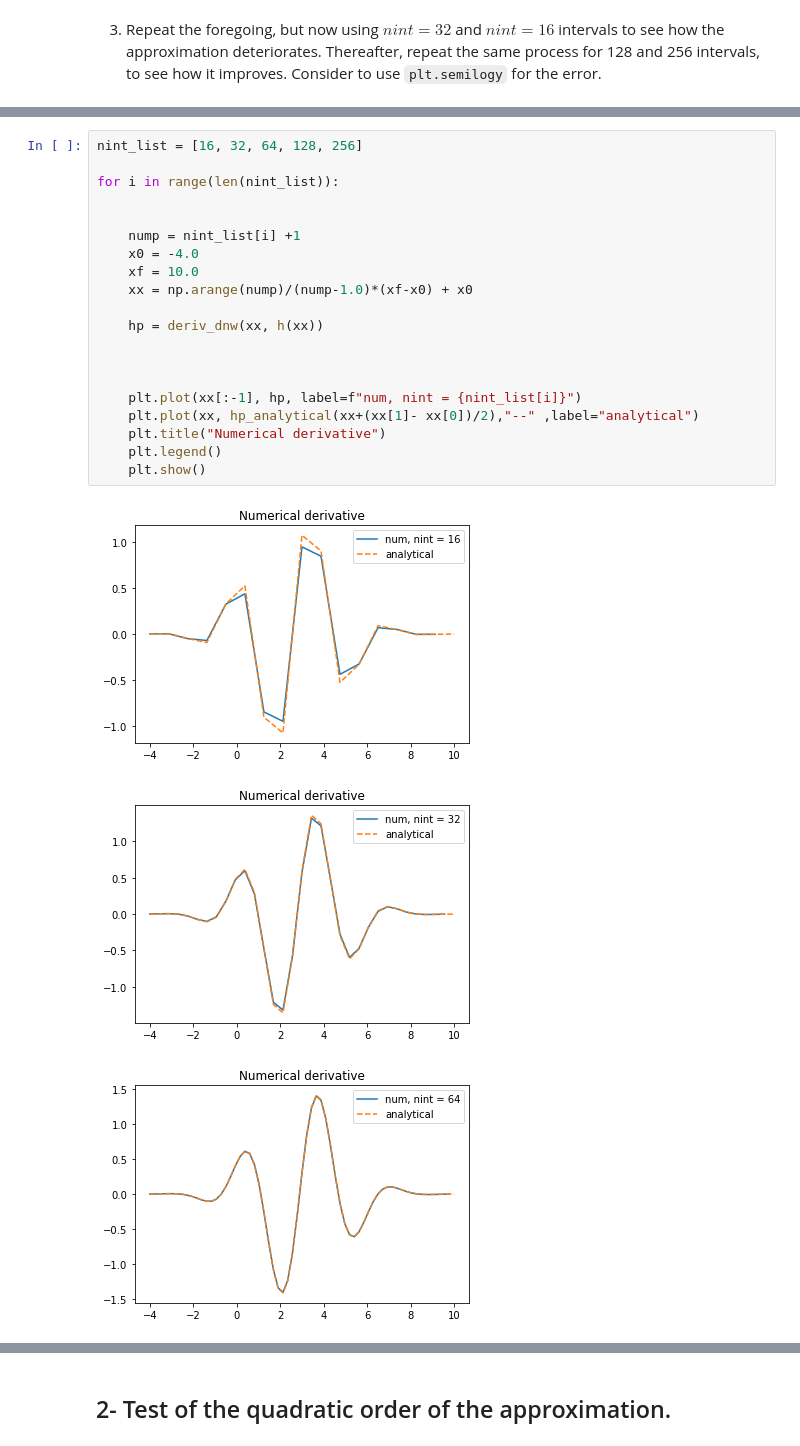
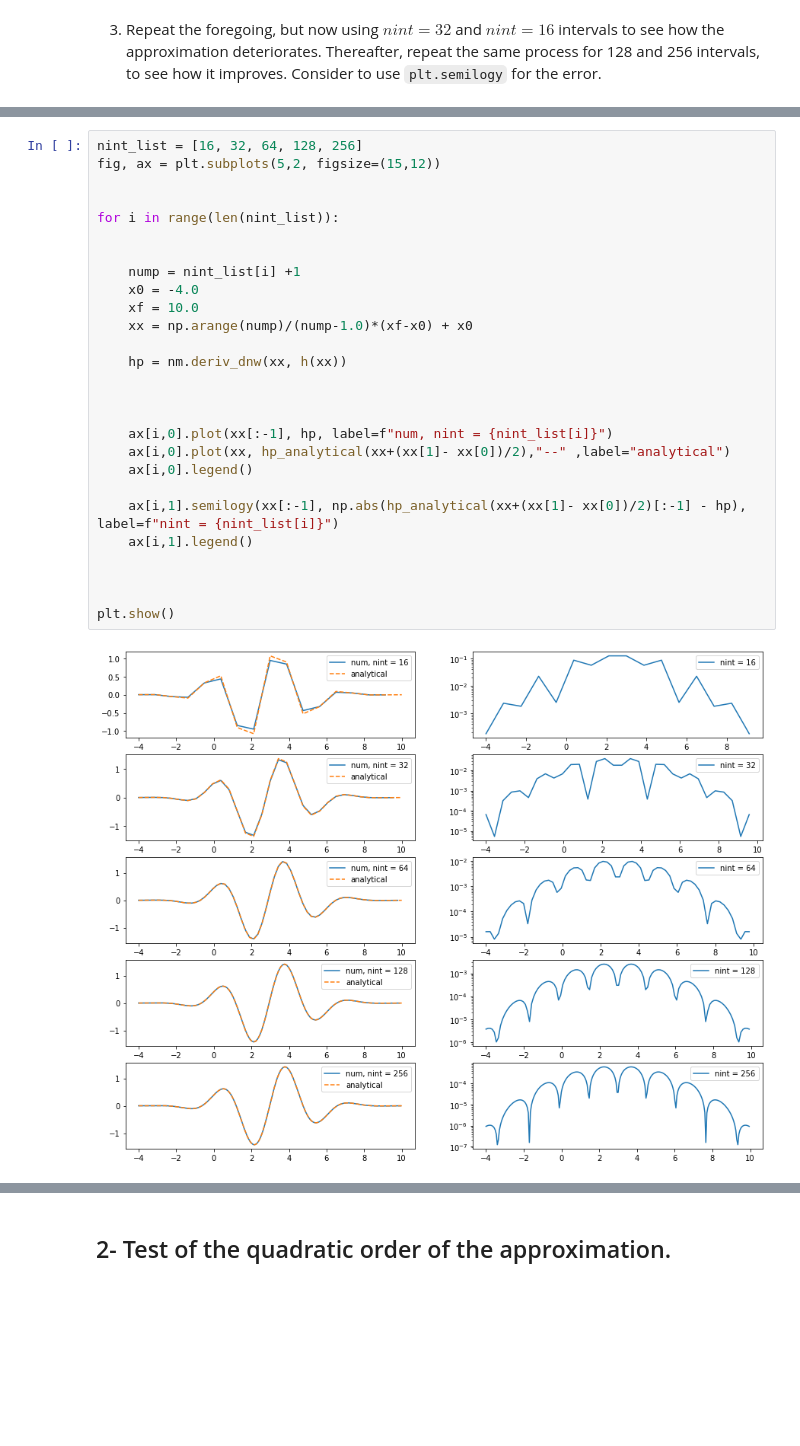
Before and after one commit to AST-Course/AST5110, a Jupyter notebook: ex_1a_v0.5.ipynb, the cells around one changed output, grey strips where cells are left out. Drawn from its saved outputs; the diff is of its cells as text; blank space fills up the shorter version.

```diff
--- a/ex_1a_v0.5.ipynb
+++ b/ex_1a_v0.5.ipynb
@@ -166,24 +88,29 @@ plt.show()
 # %%
 nint_list = [16, 32, 64, 128, 256]
+fig, ax = plt.subplots(5,2, figsize=(15,12))
+
 
 for i in range(len(nint_list)):
 
 
     nump = nint_list[i] +1
     x0 = -4.0
     xf = 10.0
     xx = np.arange(nump)/(nump-1.0)*(xf-x0) + x0
 
-    hp = deriv_dnw(xx, h(xx))
+    hp = nm.deriv_dnw(xx, h(xx))
 
 
 
-    plt.plot(xx[:-1], hp, label=f"num, nint = {nint_list[i]}")
-    plt.plot(xx, hp_analytical(xx+(xx[1]- xx[0])/2),"--" ,label="analytical")
-    plt.title("Numerical derivative")
-    plt.legend()
-    plt.show()
+    ax[i,0].plot(xx[:-1], hp, label=f"num, nint = {nint_list[i]}")
+    ax[i,0].plot(xx, hp_analytical(xx+(xx[1]- xx[0])/2),"--" ,label="analytical")
+    ax[i,0].legend()
+
+    ax[i,1].semilogy(xx[:-1], np.abs(hp_analytical(xx+(xx[1]- xx[0])/2)[:-1] - hp), label=f"nint = {nint_list[i]}")
+    ax[i,1].legend()
+
+
+
+plt.show()
 # %% [output]
-[figure, old version]
+[figure, new version]
-[figure, removed]
-[figure, removed]
```
Also changed, not shown: parts of 7 cells of this notebook.
